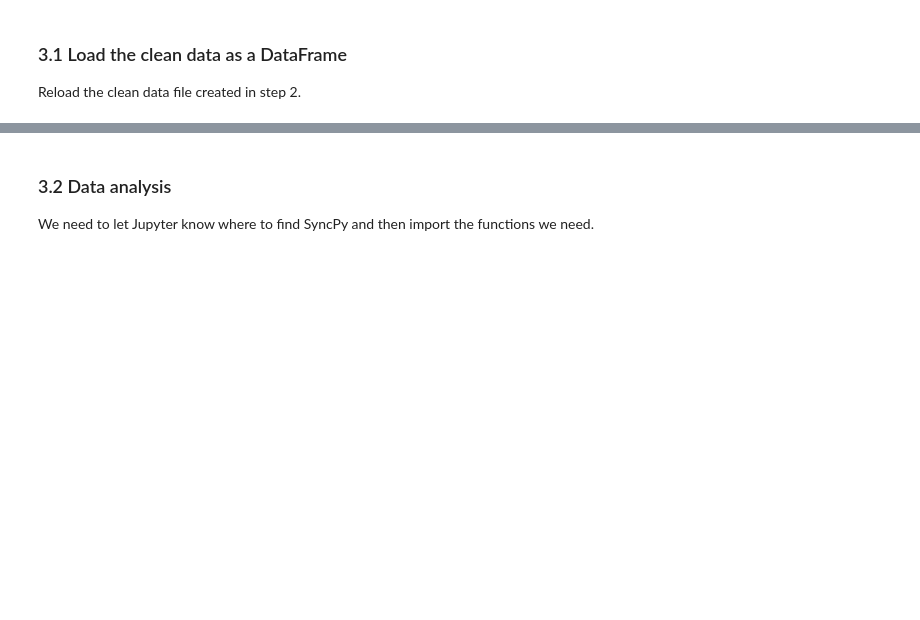
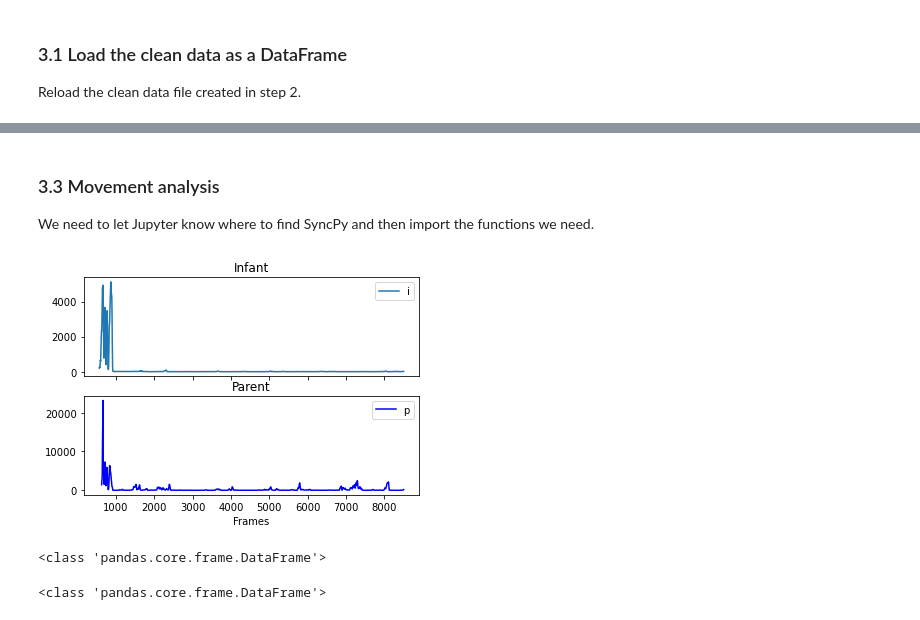
Before and after one commit to InfantLab/VASC, a Jupyter notebook: Step3.AnalyseData.syncpy.ipynb, the cells around one changed output, grey strips where cells are left out. Saved outputs shown, nothing was run; the diff lists cells and outputs as text; code cells hidden in the pictures; blank space fills up the shorter version.

```diff
--- a/Step3.AnalyseData.syncpy.ipynb
+++ b/Step3.AnalyseData.syncpy.ipynb
@@ -133,0 +166,12 @@ df2.head
+# %%
+df3 = df.rolling(window = 50, min_periods = 25).var()
+# cut out the empty bits at the start
+df3 = df3.truncate(before  = first + 50, after = last)
+
+vids = "All"
+people = ["infant","parent"]
+meanpoints = {"head" : vasc.headxys,
+              "arms" : vasc.armsxys,
+              "all"  : vasc.xys}
+
+df3 = vasc.averageCoordinateTimeSeries(df3,meanpoints,vids,people)
@@ -134,5 +198,5 @@ df2.head
 # %% [markdown]
-### 3.2 Data analysis
+### 3.3 Movement analysis
 
 We need to let Jupyter know where to find SyncPy and then import the functions we need.
 # %%
@@ -147,36 +211,46 @@ from Methods.utils import Standardize
 from Methods.utils import ResampleAndInterpolate
 from Methods.utils.ExtractSignal import ExtractSignalFromCSV
 # %%
-n=np.arange(first,last+1)#number of samples
+n=np.arange(first+50,last+1)#number of samples
 
 
 """Plot input signals"""
 plt.ion()
 f, axarr = plt.subplots(2, sharex=True)
 axarr[0].set_title('Infant')
 axarr[1].set_title('Parent')
 #axarr[0].set_xlabel('Frames')
 axarr[1].set_xlabel('Frames')
 
-vid = 'SS003'
-part = ["infant","parent"]
+vid = 'SS088'
+who = ["infant","parent"]
+part = ["head","arms","all"]
 
 #to select a single column..
-#infant = df2[(vid, part[0], 'headx')]
-#parent = df2[(vid, part[1], 'headx')]
+infant = df3[(vid, who[0], 'head')].to_frame()
+parent = df3[(vid, who[1], 'head')].to_frame()
 
 #selecting multiple columns slightly messier
-infant = df2.loc[:,(vid, part[0], ('headx','heady'))]
-parent = df2.loc[:,(vid, part[1], ('headx','heady'))]
+#infant = df3.loc[50:,(vid, part[0], ('head','arms', 'all'))]
+#parent = df3.loc[50:,(vid, part[1], ('head','arms', 'all'))]
 
 axarr[0].plot(n,infant , label="i")
 axarr[1].plot(n,parent, label="p", color='b')
 axarr[0].legend(loc='best')
 axarr[1].legend(loc='best')
 
 
 plt.show()
 print(type(infant))
+# %% [output]
+[figure, added]
+<class 'pandas.core.frame.DataFrame'>
+# %%
+infant = df3[(vid, who[0], 'head')].to_frame()
+infant.head
+print(type(infant))
+# %% [output]
+<class 'pandas.core.frame.DataFrame'>
 # %%
 """ Define class attributes of the wanted method """
 
```
Also changed, not shown: parts of 19 cells of this notebook, 6 other files.
